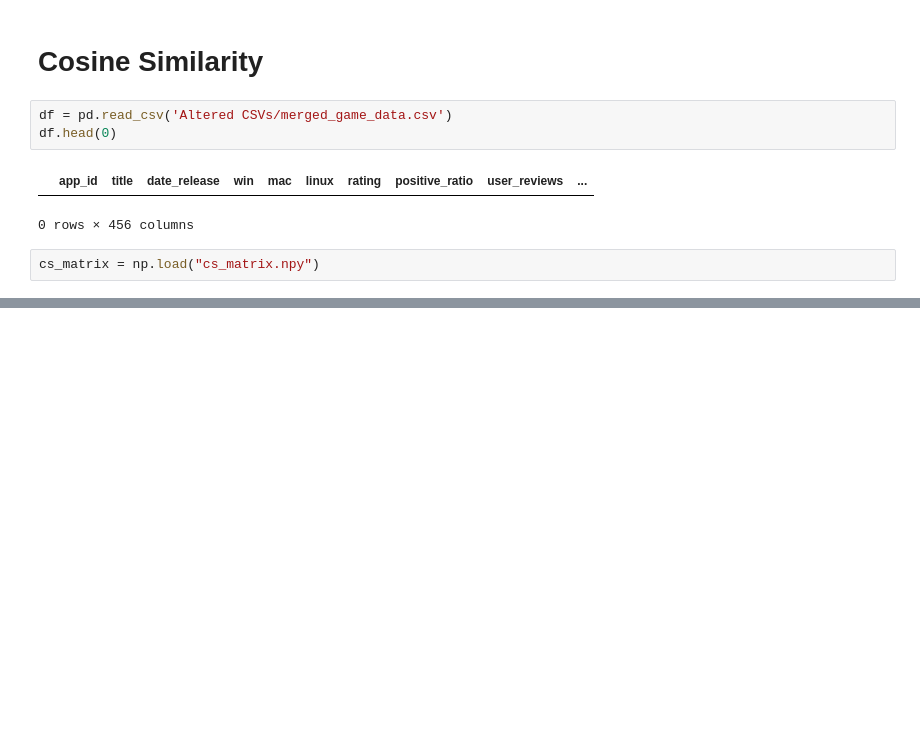
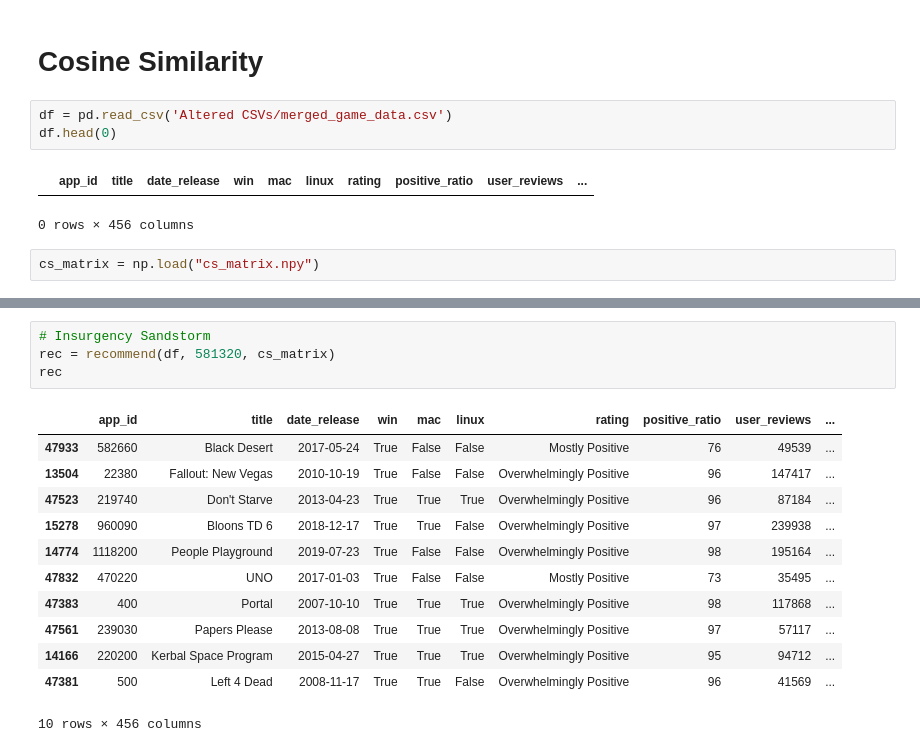
Before and after one commit to nicklus-14/game-recommendation-system, a Jupyter notebook: feature_engineering_and_similarity.ipynb, the cells around one changed output, grey strips where cells are left out. Saved outputs shown, nothing was run; the diff lists cells and outputs as text; blank space fills up the shorter version.

```diff
--- a/feature_engineering_and_similarity.ipynb
+++ b/feature_engineering_and_similarity.ipynb
@@ -248,0 +298,17 @@ array([14256, 11700, 12036, 14263, 14694, 13008, 40325, 18746, 12037,
+# %%
+# Insurgency Sandstorm
+rec = recommend(df, 581320, cs_matrix)
+rec
+# %% [output]
+|  | app_id | title | date_release | win | mac | linux | rating | positive_ratio | user_reviews | ... |
+| 47933 | 582660 | Black Desert | 2017-05-24 | True | False | False | Mostly Positive | 76 | 49539 | ... |
+| 13504 | 22380 | Fallout: New Vegas | 2010-10-19 | True | False | False | Overwhelmingly Positive | 96 | 147417 | ... |
+| 47523 | 219740 | Don't Starve | 2013-04-23 | True | True | True | Overwhelmingly Positive | 96 | 87184 | ... |
+| 15278 | 960090 | Bloons TD 6 | 2018-12-17 | True | True | False | Overwhelmingly Positive | 97 | 239938 | ... |
+| 14774 | 1118200 | People Playground | 2019-07-23 | True | False | False | Overwhelmingly Positive | 98 | 195164 | ... |
+| 47832 | 470220 | UNO | 2017-01-03 | True | False | False | Mostly Positive | 73 | 35495 | ... |
+| 47383 | 400 | Portal | 2007-10-10 | True | True | True | Overwhelmingly Positive | 98 | 117868 | ... |
+| 47561 | 239030 | Papers Please | 2013-08-08 | True | True | True | Overwhelmingly Positive | 97 | 57117 | ... |
+| 14166 | 220200 | Kerbal Space Program | 2015-04-27 | True | True | True | Overwhelmingly Positive | 95 | 94712 | ... |
+| 47381 | 500 | Left 4 Dead | 2008-11-17 | True | True | False | Overwhelmingly Positive | 96 | 41569 | ... |
+10 rows × 456 columns
```
Also changed, not shown: parts of 4 cells of this notebook, 1 other file.
